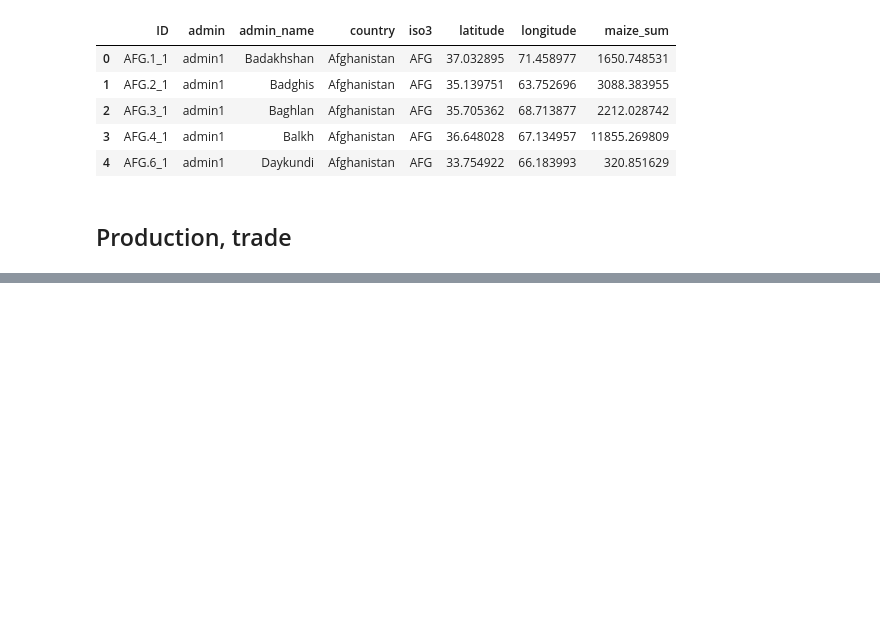
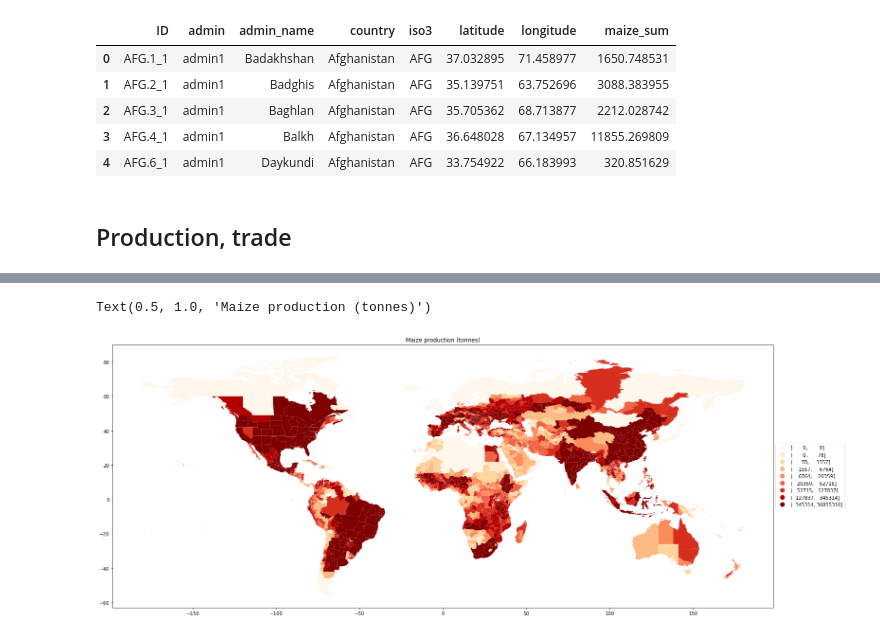
Before and after one commit to shrutijain90/food_trade_networks, a Jupyter notebook: food_trade/demand_supply/sub_national_ds.ipynb, the cells around one changed output, grey strips where cells are left out. Saved outputs shown, nothing was run; the diff lists cells and outputs as text; code cells hidden in the pictures; blank space fills up the shorter version.

```diff
--- a/food_trade/demand_supply/sub_national_ds.ipynb
+++ b/food_trade/demand_supply/sub_national_ds.ipynb
@@ -203,0 +452,23 @@ array(['United Kingdom', 'Afghanistan', 'Angola', 'Åland', 'Albania',
+# %%
+def _get_props(g, col1, col2, col3):
+    g[col3] = (g[col2] / g[col2].sum()) * g[col1]
+    return g
+
+overall = overall.groupby('iso3').apply(lambda g: _get_props(g, 'Production', 'maize_sum', 'admin_maize_prod'))
+overall = overall.groupby('iso3').apply(lambda g: _get_props(g, 'Consumption', 'pop_sum', 'admin_maize_cons'))
+# %%
+overall = overall.fillna(0)
+overall.loc[overall['admin_maize_cons']<0, 'admin_maize_cons'] = 0
+# %%
+admin = gpd.read_file('admin_polygons/admin_polygons.shp')
+admin = admin[['ID', 'geometry']]
+# %%
+admin = admin.merge(overall, how='right')
+# %%
+fig, ax = plt.subplots(1, 1, figsize=(25, 12))
+admin.plot(column='admin_maize_prod', ax=ax, legend=True, cmap='OrRd', scheme = 'quantiles', k=10,
+      legend_kwds={'loc': 'center left', 'bbox_to_anchor':(1,0.5),  'fmt':"{:.0f}"})
+ax.set_title("Maize production (tonnes)")
+# %% [output]
+Text(0.5, 1.0, 'Maize production (tonnes)')
+[figure, added]
```
Also changed, not shown: parts of 94 cells of this notebook.
